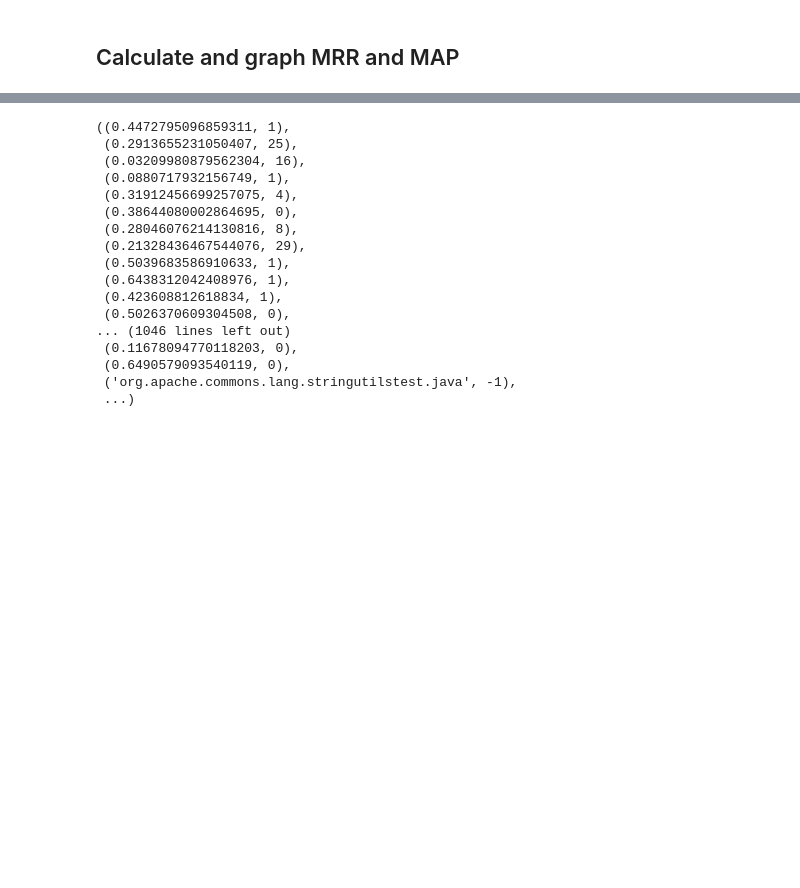
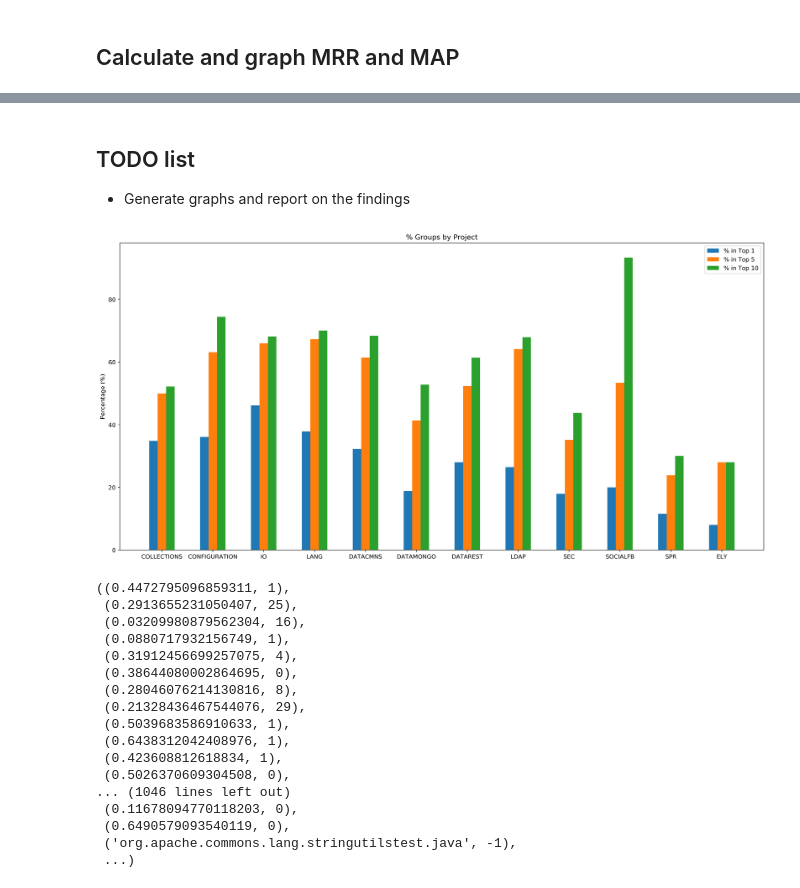
Before and after one commit to avneetgill/ensf544Project, a Jupyter notebook: Project2/Phase1/Phase1.ipynb, the cells around one changed output, grey strips where cells are left out. Saved outputs shown, nothing was run; the diff lists cells and outputs as text; code cells hidden in the pictures; blank space fills up the shorter version.

```diff
--- a/Project2/Phase1/Phase1.ipynb
+++ b/Project2/Phase1/Phase1.ipynb
@@ -514,3 +441,41 @@ performance_df
+# %% [markdown]
+## TODO list
+- Generate graphs and report on the findings
+# %%
+# use performance_df above to generate this bar graph
+%matplotlib inline
+import matplotlib.pyplot as plt
+def generate_bar_chart(df):
+
+    bars = ["% in Top 1", "% in Top 5", "% in Top 10"]
+    # projects is a list of all the projects
+
+
+    width = 0.5
+    x = np.arange(len(projects))
+    fig, ax = plt.subplots()
+    rect1 = ax.bar(x - width*1/3, df["Top 1 (%)"], width/3, label='% in Top 1')
+    rect2 = ax.bar(x , df["Top 5 (%)"], width/3, label='% in Top 5')
+    rect3 = ax.bar(x + width*1/3, df["Top 10 (%)"], width/3, label='% in Top 10')
+
+    ax.set_ylabel("Percentage (%)")
+    ax.set_title('% Groups by Project')
+    ax.set_xticks(x)
+    ax.set_xticklabels(projects)
+    ax.legend()
+
+#     autolabel(rect1, ax)
+#     autolabel(rect2, ax)
+#     autolabel(rect3, ax)
+    fig.tight_layout()
+    plt.show()
+
+plt.rcParams['figure.figsize'] = [16, 8]
+plt.rcParams['figure.dpi'] = 400
+
+generate_bar_chart(performance_df)
+# %% [output]
+[figure, added]
 # %%
 def findBugRanks(bug_vectors, source_codes):
 
```
Also changed, not shown: parts of 10 cells of this notebook.
